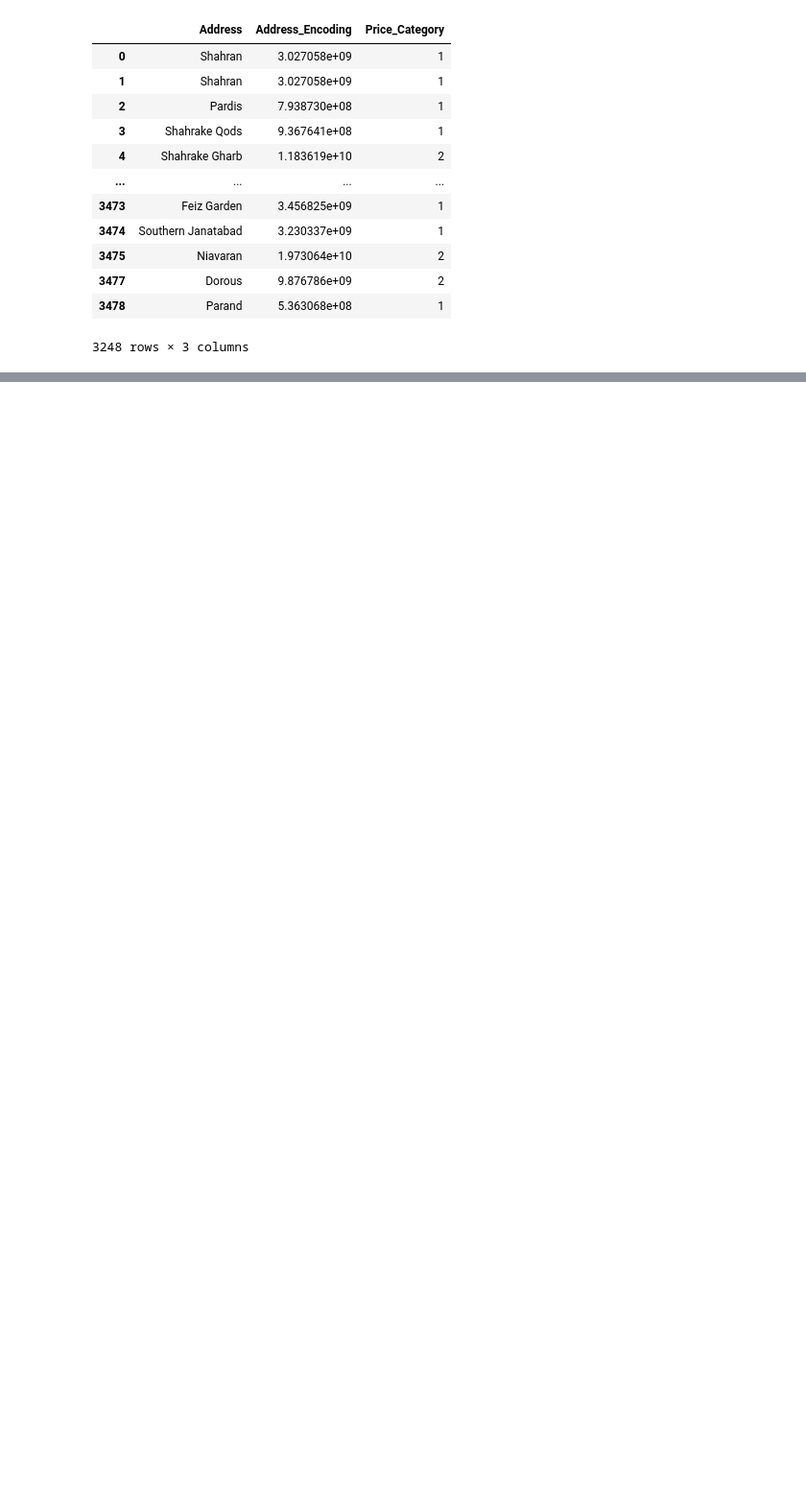
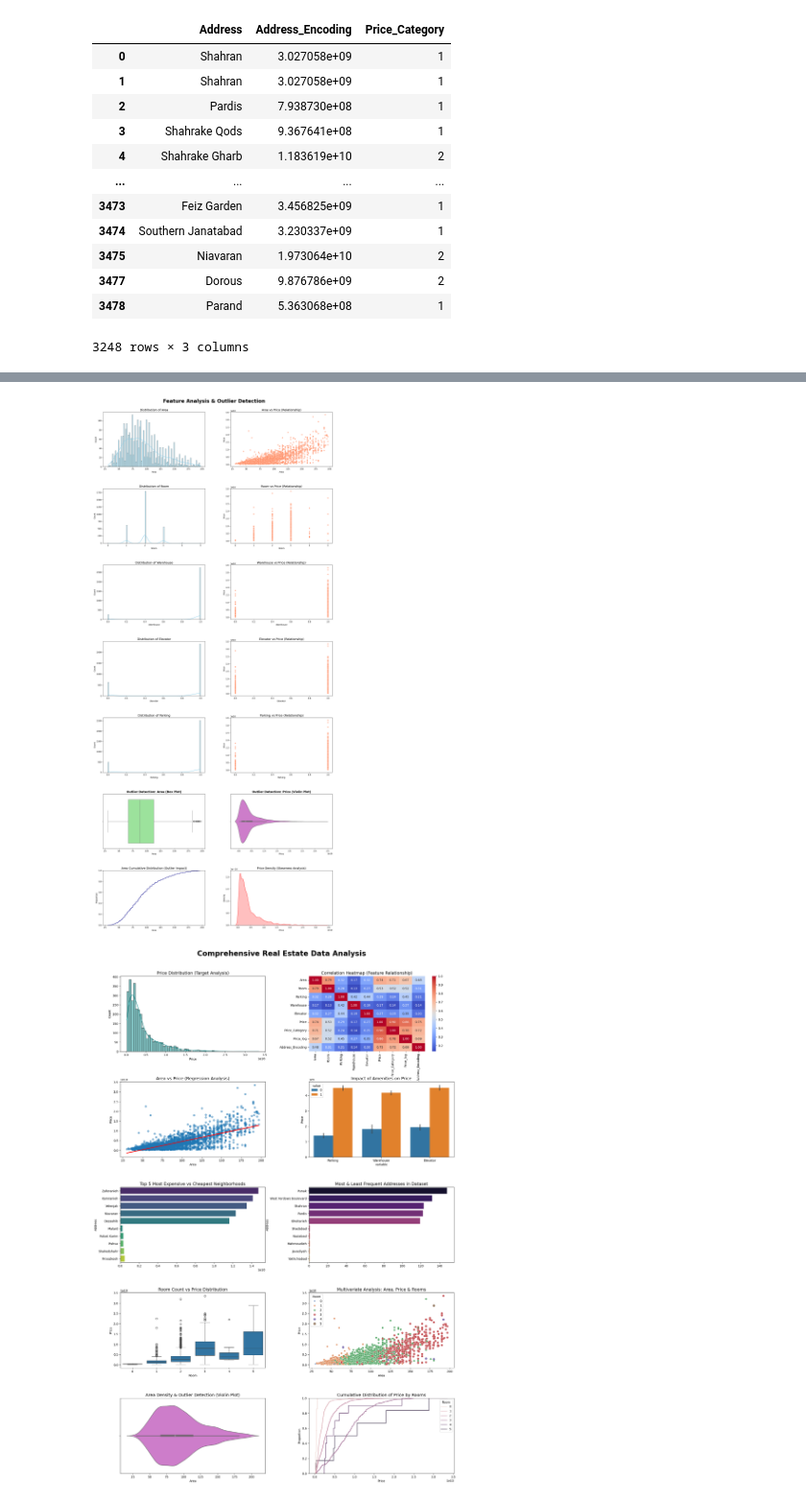
Before and after one commit to Reza18GG/Tehran-House-Price, a Jupyter notebook: notebook/EDA.ipynb, the cells around one changed output, grey strips where cells are left out. Shown at 96% size. Drawn from its saved outputs; the diff is of its cells as text; code cells hidden in the pictures; blank space fills up the shorter version.

```diff
--- a/notebook/EDA.ipynb
+++ b/notebook/EDA.ipynb
@@ -449,0 +396,5 @@ R2 Score: -2.605622938174617e+37
+# %%
+data_visualization(df1)
+# %% [output]
+[figure, added]
+[figure, added]
```
Also changed, not shown: parts of 25 cells of this notebook.
